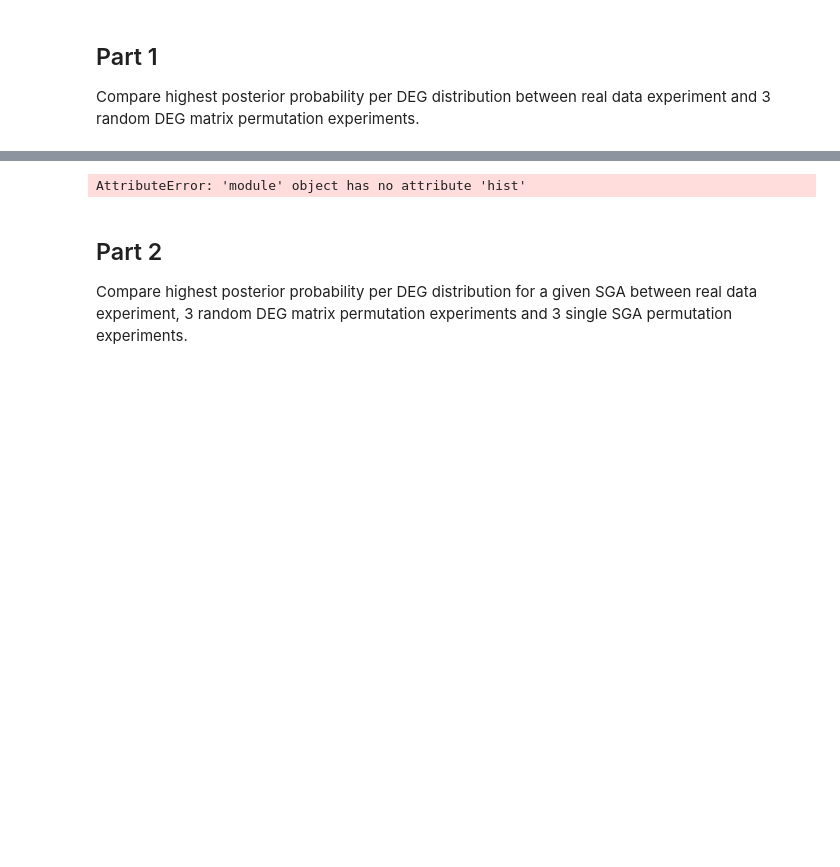
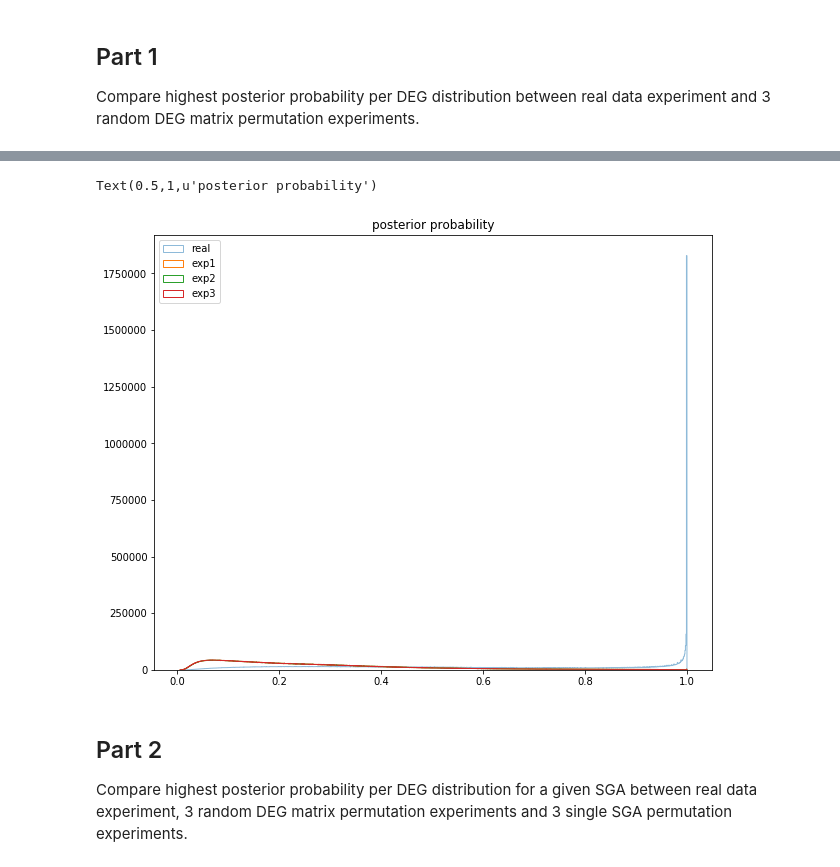
Before and after one commit to minnownino/TDIResultAnalysis, a Jupyter notebook: Python/TDI.ipynb, the cells around one changed output, grey strips where cells are left out. Drawn from its saved outputs; the diff is of its cells as text; code cells hidden in the pictures; blank space fills up the shorter version.

```diff
--- a/Python/TDI.ipynb
+++ b/Python/TDI.ipynb
@@ -38,0 +70,5 @@ df_exp3 = extractTriplet(EXP3_FILE_PATH)
+# %%
+df_realData = pd.read_csv('REALTriplet.csv')
+df_exp1 = pd.read_csv('DEGTriplet.csv')
+df_exp2= pd.read_csv('DEGTriplet2.csv')
+df_exp3 = pd.read_csv('DEGTriplet3.csv')
@@ -48,12 +82,15 @@ plt.figure
 # %%
-plt.hist(df_realData['posterior'], bins=100, alpha=0.5, histtype='step', label='real')
-data_exp1 = plt.hist(df_exp1['posterior'], bins=100, alpha=0.5, histtype='step', label='exp1')
-data_exp2 = plt.hist(df_exp2['posterior'], bins=100, alpha=0.5, histtype='step', label='exp2')
-data_exp3 = plt.hist(df_exp3['posterior'], bins=100, alpha=0.5, histtype='step', label='exp3')
+# Plot the distribution of postprob from real data and that from random permutated data (average value) in the same figure.
+plt.figure(figsize=(10,8));
+plt.hist(df_realData['posterior'], bins=1000, alpha=0.5, histtype='step', label='real')
+data_exp1 = plt.hist(df_exp1['posterior'], bins=1000, histtype='step', label='exp1')
+data_exp2 = plt.hist(df_exp2['posterior'], bins=1000, histtype='step', label='exp2')
+data_exp3 = plt.hist(df_exp3['posterior'], bins=1000, histtype='step', label='exp3')
 plt.legend(loc='upper left')
 plt.title('posterior probability')
 # %% [output]
-AttributeError: 'module' object has no attribute 'hist'
+Text(0.5,1,u'posterior probability')
+[figure, added]
 # %% [markdown]
 ## Part 2
 Compare highest posterior probability per DEG distribution for a given SGA between real data experiment, 3 random DEG matrix permutation experiments and 3 single SGA permutation experiments.
```
Also changed, not shown: parts of 29 cells of this notebook.
